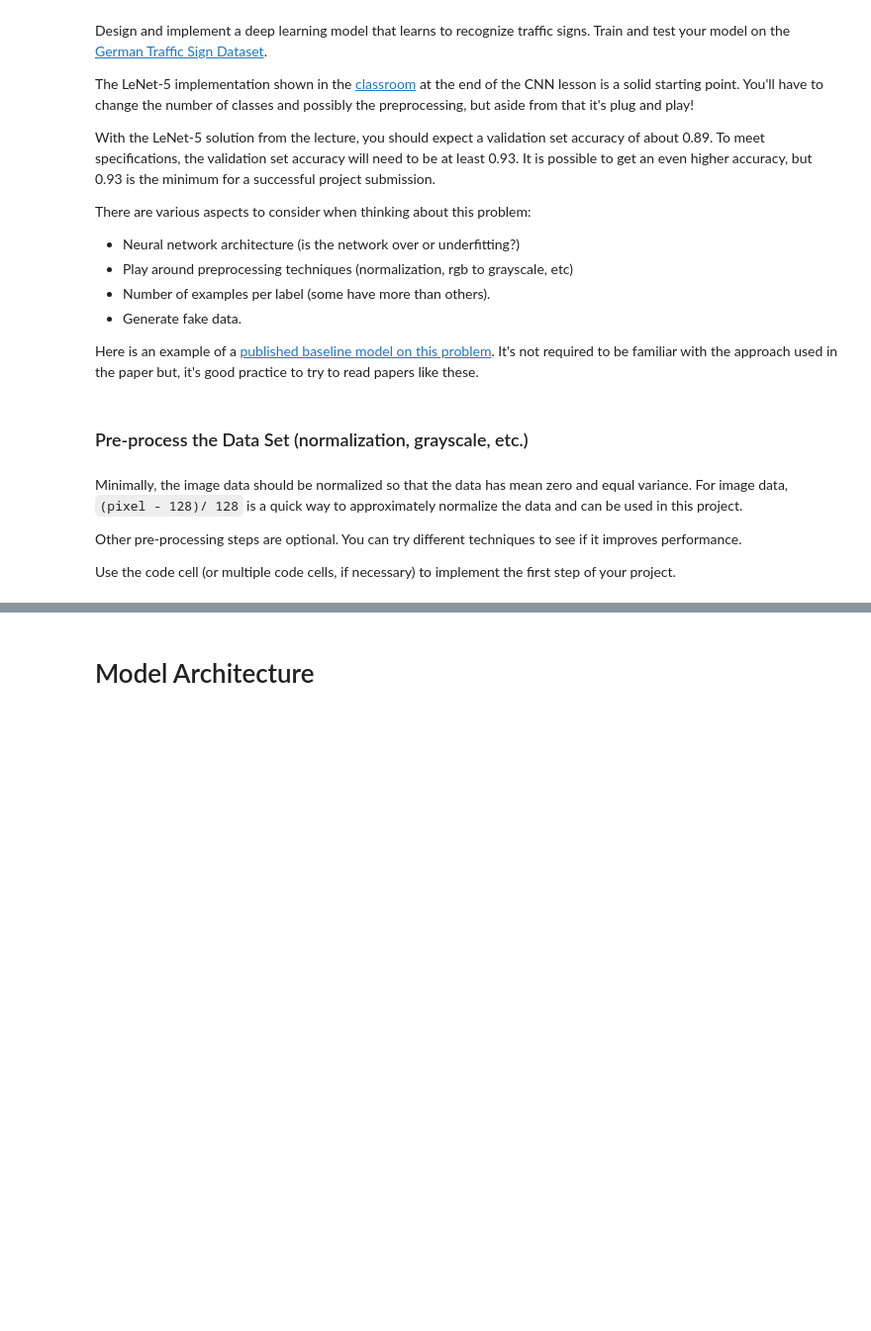
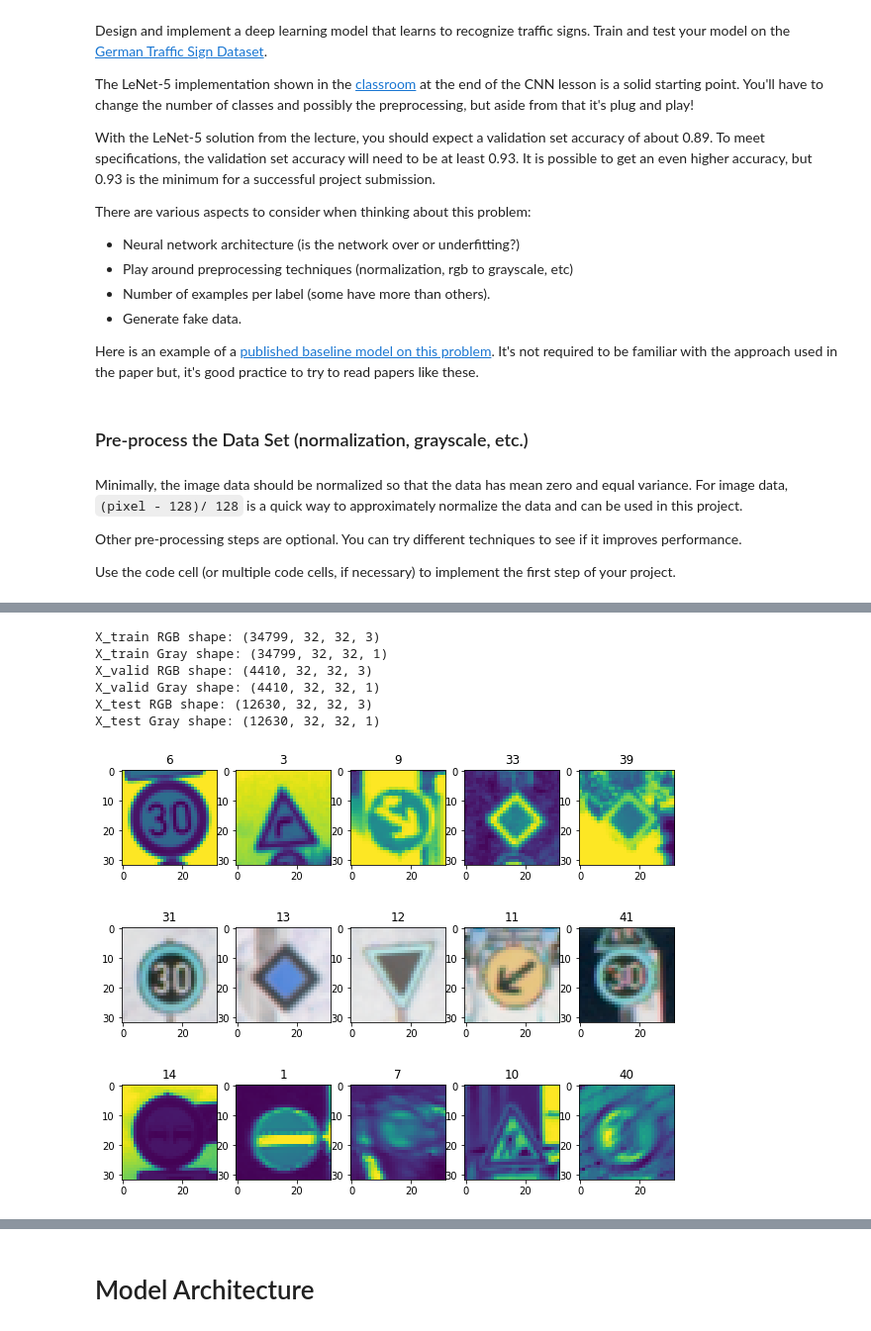
Before and after one commit to CJL89/Traffic-Sign-Classifier, a Jupyter notebook: Traffic_Sign_Classifier.ipynb, the cells around one changed output, grey strips where cells are left out. Shown at 99% size. Drawn from its saved outputs; the diff is of its cells as text; code cells hidden in the pictures; blank space fills up the shorter version.

Commit message:
Seperated grayscale, normalization and change the overall setup of the network

```diff
--- a/Traffic_Sign_Classifier.ipynb
+++ b/Traffic_Sign_Classifier.ipynb
@@ -35,6 +35,13 @@ with open(validation_file, mode='rb') as f:
 with open(testing_file, mode='rb') as f:
     test = pickle.load(f)
 
-X_train, y_train = train['features'], train['labels']
-X_valid, y_valid = valid['features'], valid['labels']
-X_test, y_test = test['features'], test['labels']
+X_train, y_train = train['features'].astype('float32'), train['labels']
+X_valid, y_valid = valid['features'].astype('float32'), valid['labels']
+X_test, y_test = test['features'].astype('float32'), test['labels']
+print("X_train shape:", X_train.shape)
+print("y_train shape:", y_train.shape)
+print("X_valid shape:", X_valid.shape)
+print("y_valid shape:", y_valid.shape)
+print("X_test shape:", X_test.shape)
+print("y_test shape:", y_test.shape)
+print('Data loaded!')
@@ -204,0 +188,65 @@ for i in range(5):
+# %%
+### Preprocess the data here. It is required to normalize the data. Other preprocessing steps could include
+### converting to grayscale, etc.
+### Feel free to use as many code cells as needed.
+
+from skimage.transform import rotate
+from sklearn.utils import shuffle
+import cv2
+
+# Grayscaling function:
+def grayscale(image):
+    return np.sum(image/3, axis=3, keepdims=3)
+
+gray_X_train = grayscale(X_train)
+gray_X_valid = grayscale(X_valid)
+gray_X_test = grayscale(X_test)
+
+print('X_train RGB shape:', X_train.shape)
+print('X_train Gray shape:', gray_X_train.shape)
+print('X_valid RGB shape:', X_valid.shape)
+print('X_valid Gray shape:', gray_X_valid.shape)
+print('X_test RGB shape:', X_test.shape)
+print('X_test Gray shape:', gray_X_test.shape)
+# %% [output]
+X_train RGB shape: (34799, 32, 32, 3)
+X_train Gray shape: (34799, 32, 32, 1)
+X_valid RGB shape: (4410, 32, 32, 3)
+X_valid Gray shape: (4410, 32, 32, 1)
+X_test RGB shape: (12630, 32, 32, 3)
+X_test Gray shape: (12630, 32, 32, 1)
+# %%
+# Normailizing the data
+def normalizer(images):
+    return (images - 128.0) / 128.0
+
+X_train_normalized = normalizer(gray_X_train)
+X_test_normalized = normalizer(gray_X_test)
+
+fig, axes = plt.subplots(1, 5, figsize=(10, 10))
+
+for i in range(5):
+    index = random.randint(0, len(X_train))
+    image = X_train_normalized[index].squeeze()
+    axes[i].imshow(image)
+    axes[i].set_title(y_train[index])
+
+fig, axes = plt.subplots(1, 5, figsize=(10, 10))
+
+for i in range(5):
+    index = random.randint(0, len(X_valid))
+    image = X_valid[index].squeeze()
+    axes[i].imshow(image)
+    axes[i].set_title(y_train[index])
+
+fig, axes = plt.subplots(1, 5, figsize=(10, 10))
+
+for i in range(5):
+    index = random.randint(0, len(X_test))
+    image = X_test_normalized[index].squeeze()
+    axes[i].imshow(image)
+    axes[i].set_title(y_train[index])
+# %% [output]
+[figure, added]
+[figure, added]
+[figure, added]
```
Also changed, not shown: parts of 13 cells of this notebook, 1 other file.
